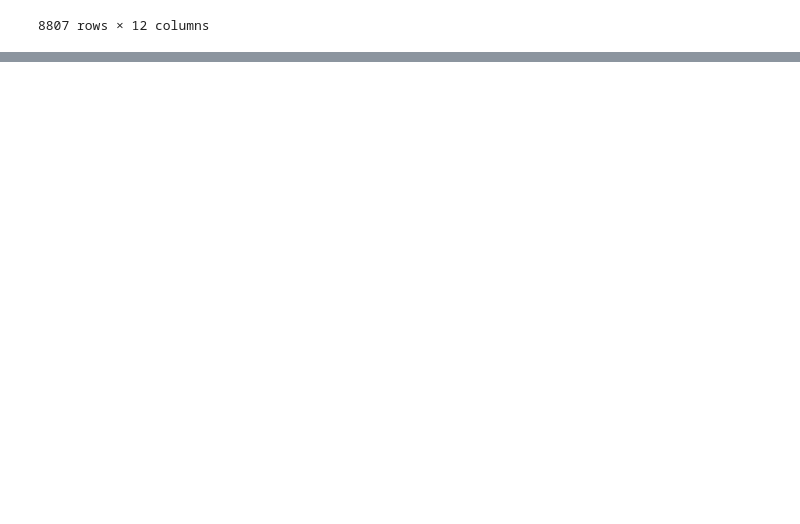
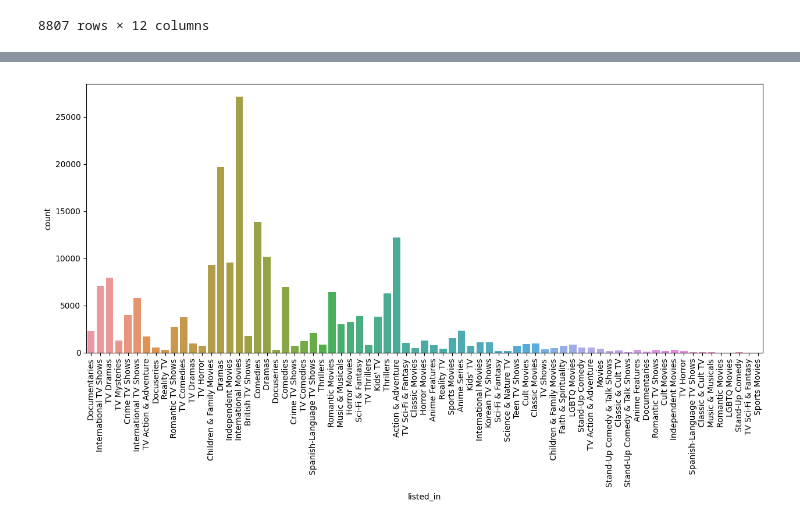
Before and after one commit to manisha-mishra-123/Scaler-projects, a Jupyter notebook: Netflix_project.ipynb, the cells around one changed output, grey strips where cells are left out. Drawn from its saved outputs; the diff is of its cells as text; code cells hidden in the pictures; blank space fills up the shorter version.

```diff
--- a/Netflix_project.ipynb
+++ b/Netflix_project.ipynb
@@ -73,0 +147,8 @@ grouped_data['type'].count()
+# %%
+#Unnesting columns of dataset
+#Country column
+df_split = df['country'].str.split(',')
+df_new3=pd.DataFrame(df_split)
+df_new3=df_new3.set_index(df['title'])
+df_new3=df_new3.explode('country')
+df_new3.head()
@@ -73,0 +163,8 @@ grouped_data['type'].count()
+# %%
+#Unnesting columns of dataset
+#Listed_in column
+df_split = df['listed_in'].str.split(',')
+df_new4=pd.DataFrame(df_split)
+df_new4=df_new4.set_index(df['title'])
+df_new4=df_new4.explode('listed_in')
+df_new4.head()
@@ -73,0 +179,5 @@ grouped_data['type'].count()
+# %%
+merged_df=pd.merge(df_new1,df_new2,on='title',how='outer')
+merged_df1=pd.merge(df_new3,df_new4,on='title',how='outer')
+df_new=pd.merge(merged_df,merged_df1,on='title',how='outer')
+df_new
@@ -73,0 +199,4 @@ grouped_data['type'].count()
+# %%
+#Merging the unnested columns with the original column
+df_final=pd.merge(df_new,df[['title','show_id','type','date_added','release_year','rating','duration',	'description']],on='title',how='left')
+df_final
@@ -73,0 +217,12 @@ grouped_data['type'].count()
+# %%
+import seaborn as sns
+import matplotlib.pyplot as plt
+
+# Create a boxplot using Seaborn
+plt.figure(figsize=(15, 6))  # Adjust the figure size if needed
+sns.countplot(data=df_final, x='listed_in')
+plt.xticks(rotation=90)  # Rotate x-axis labels for better readability
+
+plt.show()
+# %% [output]
+[figure, added]
```
Also changed, not shown: parts of 23 cells of this notebook.
